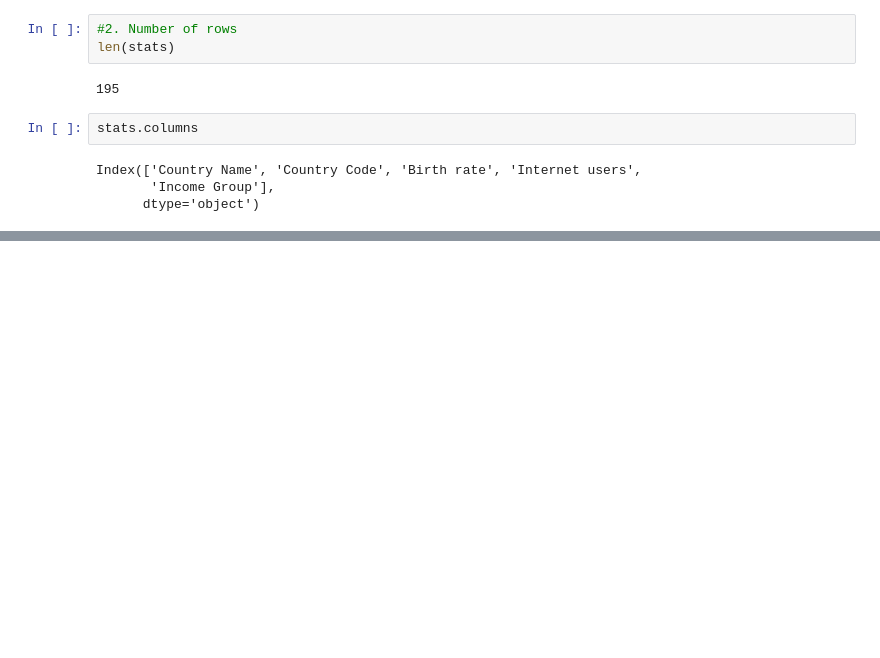
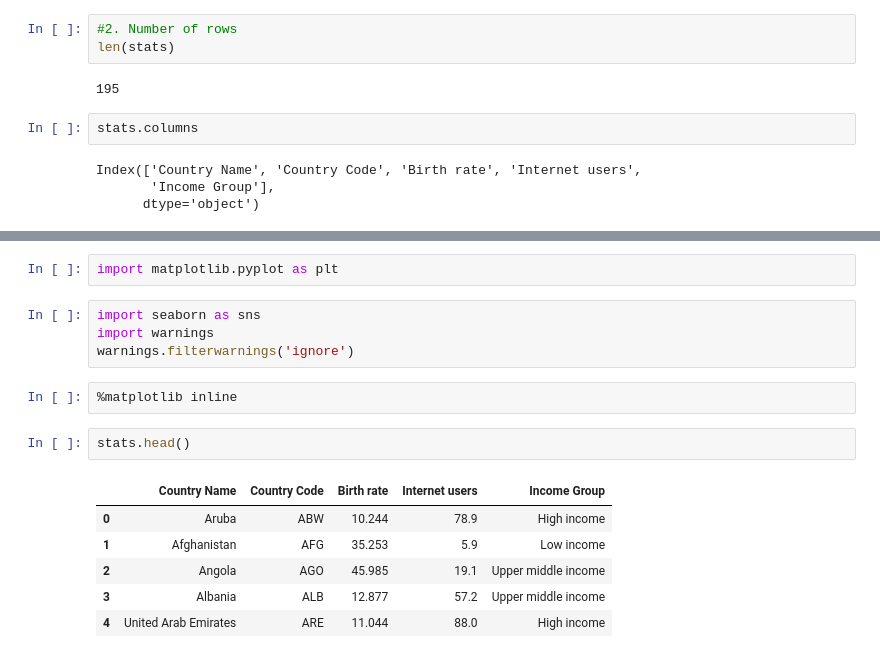
Before and after one commit to NamJinWoo/Python-with-Jupyter, a Jupyter notebook: Dataframes.ipynb, the cells around one changed output, grey strips where cells are left out. Saved outputs shown, nothing was run; the diff lists cells and outputs as text; blank space fills up the shorter version.

```diff
--- a/Dataframes.ipynb
+++ b/Dataframes.ipynb
@@ -98,0 +106,17 @@ stats.head()
+# %%
+import matplotlib.pyplot as plt
+# %%
+import seaborn as sns
+import warnings
+warnings.filterwarnings('ignore')
+# %%
+%matplotlib inline
+# %%
+stats.head()
+# %% [output]
+|  | Country Name | Country Code | Birth rate | Internet users | Income Group |
+| 0 | Aruba | ABW | 10.244 | 78.9 | High income |
+| 1 | Afghanistan | AFG | 35.253 | 5.9 | Low income |
+| 2 | Angola | AGO | 45.985 | 19.1 | Upper middle income |
+| 3 | Albania | ALB | 12.877 | 57.2 | Upper middle income |
+| 4 | United Arab Emirates | ARE | 11.044 | 88.0 | High income |
```
Also changed, not shown: parts of 2 cells of this notebook.
